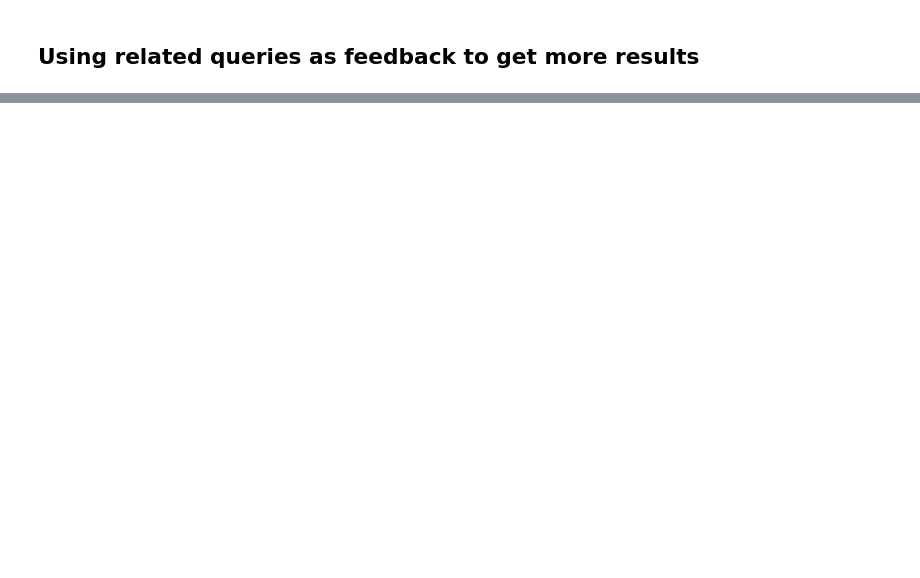
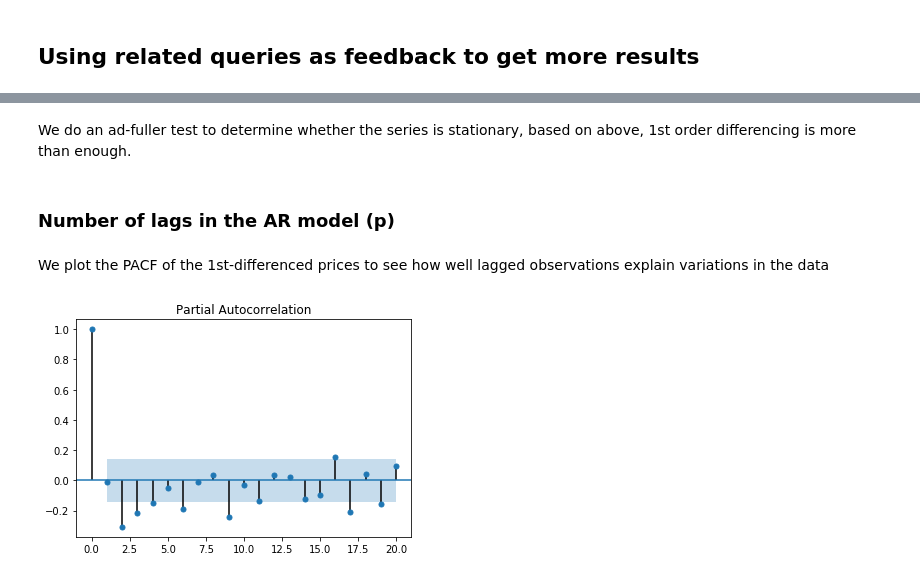
Before and after one commit to Allen-Z-4230/FutureGas, a Jupyter notebook: google_trends.ipynb, the cells around one changed output, grey strips where cells are left out. Cells and saved outputs as stored; diff of their text form; code cells hidden in the pictures; blank space fills up the shorter version.

```diff
--- a/google_trends.ipynb
+++ b/google_trends.ipynb
@@ -188,0 +190,10 @@ dot
+# %% [markdown]
+We do an ad-fuller test to determine whether the series is stationary, based on above, 1st order differencing is more than enough.
+# %% [markdown]
+### Number of lags in the AR model (p)
+# %% [markdown]
+We plot the PACF of the 1st-differenced prices to see how well lagged observations explain variations in the data
+# %%
+plot_pacf(np.diff(interest_df[kw].values, axis = 0), lags = 20);
+# %% [output]
+[figure, added]
```
Also changed, not shown: parts of 28 cells of this notebook.
